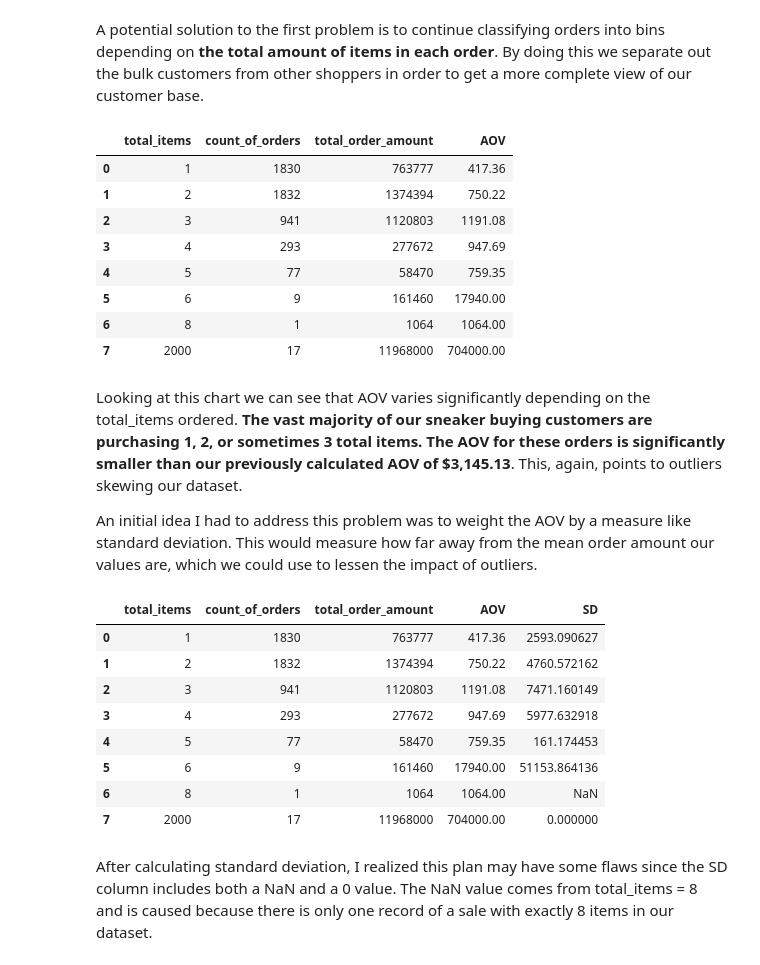
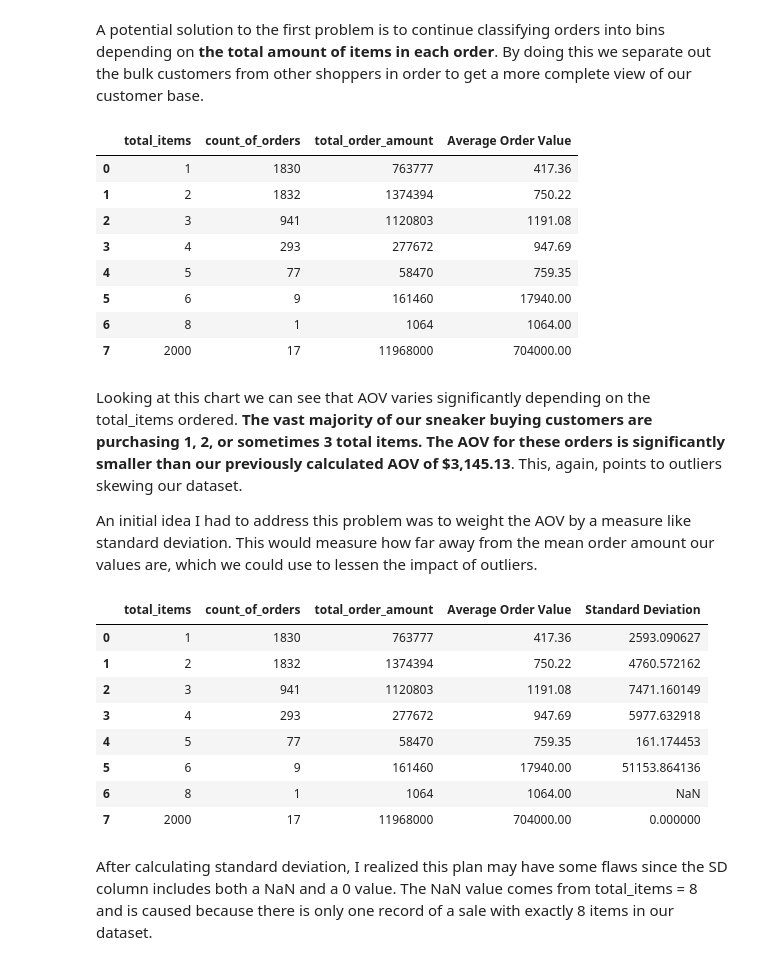
Before and after one commit to OscarLewis/shopifytc, a Jupyter notebook: tech-challenge.ipynb, the cells around one changed output. Drawn from its saved outputs; the diff is of its cells as text; code cells hidden in the pictures.

Commit message:
added table of contents, finished q1c

```diff
--- a/tech-challenge.ipynb
+++ b/tech-challenge.ipynb
@@ -325,14 +352,14 @@ aov_by_total_item["total_order_amount"] = data.groupby("total_items")[
 ].sum()
 aov_by_total_item = aov_by_total_item.rename_axis("total_items").reset_index()
 
-aov_by_total_item["AOV"] = np.round(
+aov_by_total_item["Average Order Value"] = np.round(
     aov_by_total_item.total_order_amount / aov_by_total_item.count_of_orders, 2
 )
 aov_by_total_item = aov_by_total_item.sort_values("total_items")
 aov_by_total_item = aov_by_total_item.reset_index(drop=True, inplace=False)
 aov_by_total_item
 # %% [output]
-|  | total_items | count_of_orders | total_order_amount | AOV |
+|  | total_items | count_of_orders | total_order_amount | Average Order Value |
 | 0 | 1 | 1830 | 763777 | 417.36 |
 | 1 | 2 | 1832 | 1374394 | 750.22 |
 | 2 | 3 | 941 | 1120803 | 1191.08 |
@@ -342,16 +369,16 @@ aov_by_total_item
 | 6 | 8 | 1 | 1064 | 1064.00 |
 | 7 | 2000 | 17 | 11968000 | 704000.00 |
 # %% [markdown]
-Looking at this chart we can see that AOV varies significantly depending on the total_items ordered. __The vast majority of our sneaker buying customers are purchasing 1, 2, or sometimes 3 total items. The AOV for these orders is significantly smaller than our previously calculated AOV of \$3,145.13__. This, again, points to outliers skewing our dataset.
+Looking at this chart we can see that AOV varies significantly depending on the total_items ordered. **The vast majority of our sneaker buying customers are purchasing 1, 2, or sometimes 3 total items. The AOV for these orders is significantly smaller than our previously calculated AOV of \$3,145.13**. This, again, points to outliers skewing our dataset.
 
 An initial idea I had to address this problem was to weight the AOV by a measure like standard deviation. This would measure how far away from the mean order amount our values are, which we could use to lessen the impact of outliers.
 # %%
-STD = data.groupby('total_items')['order_amount'].std()
-STD = STD.rename_axis('Total Items in Order').reset_index(name='std')['std']
-aov_by_total_item["SD"] = STD
+STD = data.groupby("total_items")["order_amount"].std()
+STD = STD.reset_index(name="std")
+aov_by_total_item["Standard Deviation"] = STD["std"]
 aov_by_total_item
 # %% [output]
-|  | total_items | count_of_orders | total_order_amount | AOV | SD |
+|  | total_items | count_of_orders | total_order_amount | Average Order Value | Standard Deviation |
 | 0 | 1 | 1830 | 763777 | 417.36 | 2593.090627 |
 | 1 | 2 | 1832 | 1374394 | 750.22 | 4760.572162 |
 | 2 | 3 | 941 | 1120803 | 1191.08 | 7471.160149 |
```
Also changed, not shown: parts of 19 cells of this notebook, 1 other file.
